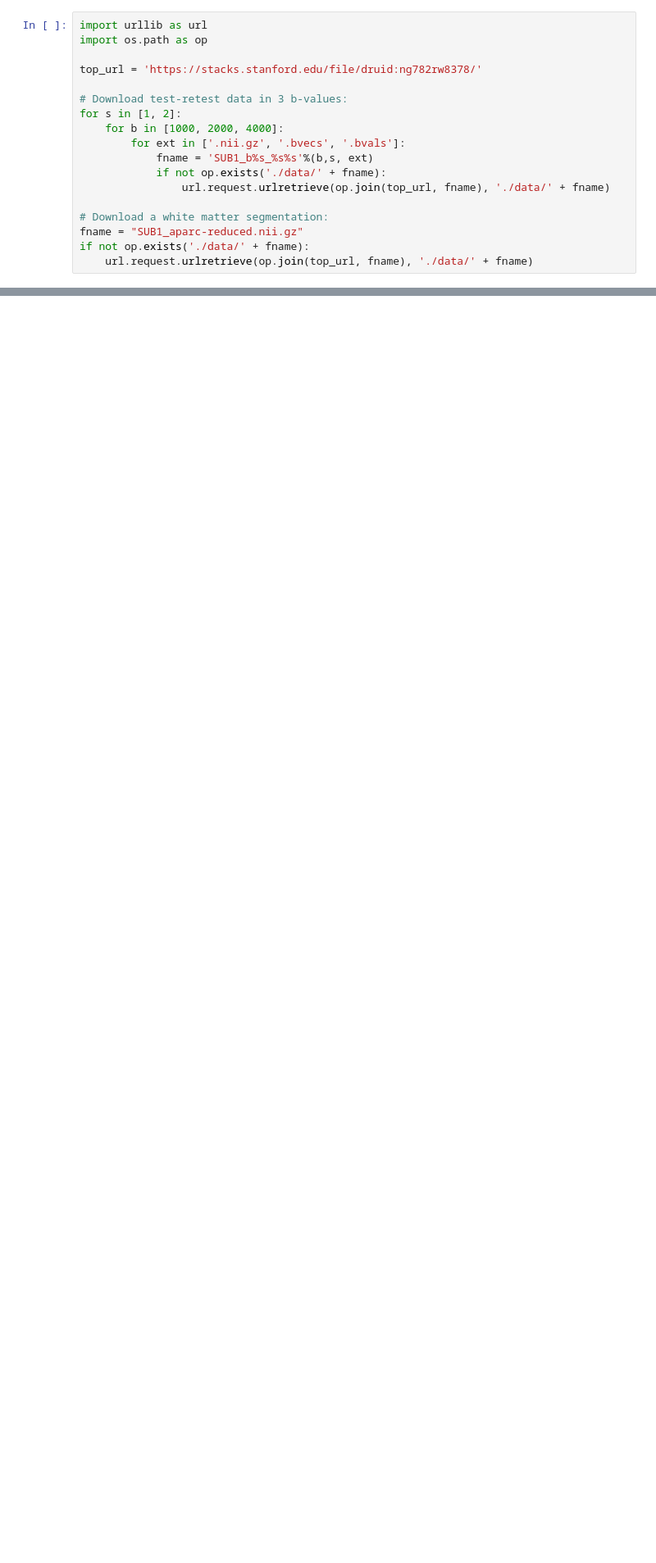
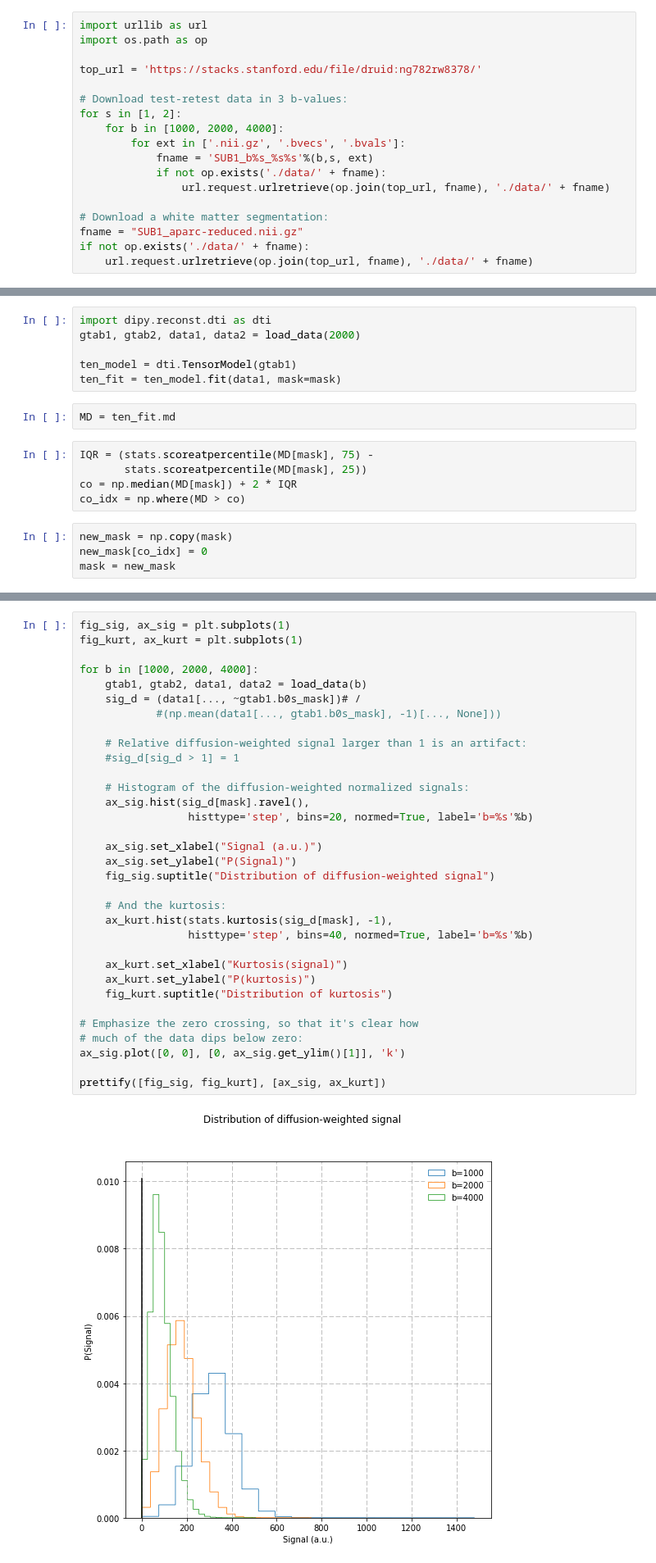
Before and after one commit to arokem/dmri-noise, a Jupyter notebook: dmri-noise.ipynb, the cells around one changed output, grey strips where cells are left out. Shown at 82% size. Saved outputs shown, nothing was run; the diff lists cells and outputs as text; blank space fills up the shorter version.

```diff
--- a/dmri-noise.ipynb
+++ b/dmri-noise.ipynb
@@ -113,0 +81,17 @@ plt.matshow(rmse[:, :, 40], cmap='viridis')
+# %%
+import dipy.reconst.dti as dti
+gtab1, gtab2, data1, data2 = load_data(2000)
+
+ten_model = dti.TensorModel(gtab1)
+ten_fit = ten_model.fit(data1, mask=mask)
+# %%
+MD = ten_fit.md
+# %%
+IQR = (stats.scoreatpercentile(MD[mask], 75) -
+       stats.scoreatpercentile(MD[mask], 25))
+co = np.median(MD[mask]) + 2 * IQR
+co_idx = np.where(MD > co)
+# %%
+new_mask = np.copy(mask)
+new_mask[co_idx] = 0
+mask = new_mask
@@ -113,0 +107,35 @@ plt.matshow(rmse[:, :, 40], cmap='viridis')
+# %%
+fig_sig, ax_sig = plt.subplots(1)
+fig_kurt, ax_kurt = plt.subplots(1)
+
+for b in [1000, 2000, 4000]:
+    gtab1, gtab2, data1, data2 = load_data(b)
+    sig_d = (data1[..., ~gtab1.b0s_mask])# /
+            #(np.mean(data1[..., gtab1.b0s_mask], -1)[..., None]))
+
+    # Relative diffusion-weighted signal larger than 1 is an artifact:
+    #sig_d[sig_d > 1] = 1
+
+    # Histogram of the diffusion-weighted normalized signals:
+    ax_sig.hist(sig_d[mask].ravel(),
+                 histtype='step', bins=20, normed=True, label='b=%s'%b)
+
+    ax_sig.set_xlabel("Signal (a.u.)")
+    ax_sig.set_ylabel("P(Signal)")
+    fig_sig.suptitle("Distribution of diffusion-weighted signal")
+
+    # And the kurtosis:
+    ax_kurt.hist(stats.kurtosis(sig_d[mask], -1),
+                 histtype='step', bins=40, normed=True, label='b=%s'%b)
+
+    ax_kurt.set_xlabel("Kurtosis(signal)")
+    ax_kurt.set_ylabel("P(kurtosis)")
+    fig_kurt.suptitle("Distribution of kurtosis")
+
+# Emphasize the zero crossing, so that it's clear how
+# much of the data dips below zero:
+ax_sig.plot([0, 0], [0, ax_sig.get_ylim()[1]], 'k')
+
+prettify([fig_sig, fig_kurt], [ax_sig, ax_kurt])
+# %% [output]
+[figure, added]
```
Also changed, not shown: parts of 23 cells of this notebook.
